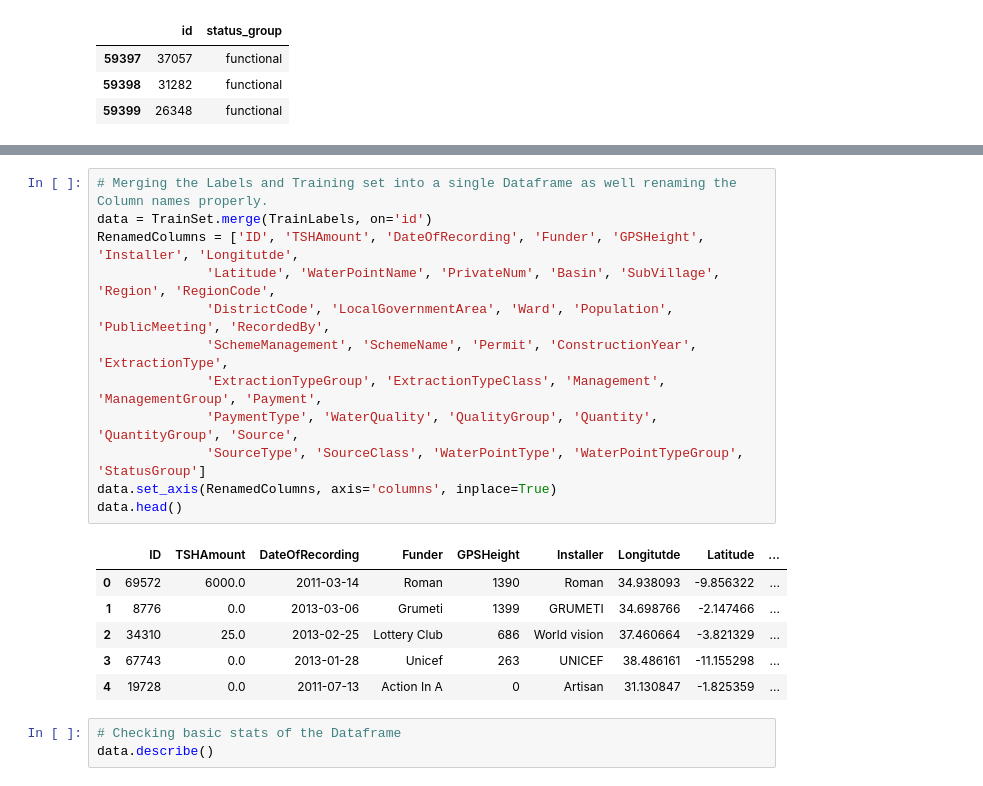
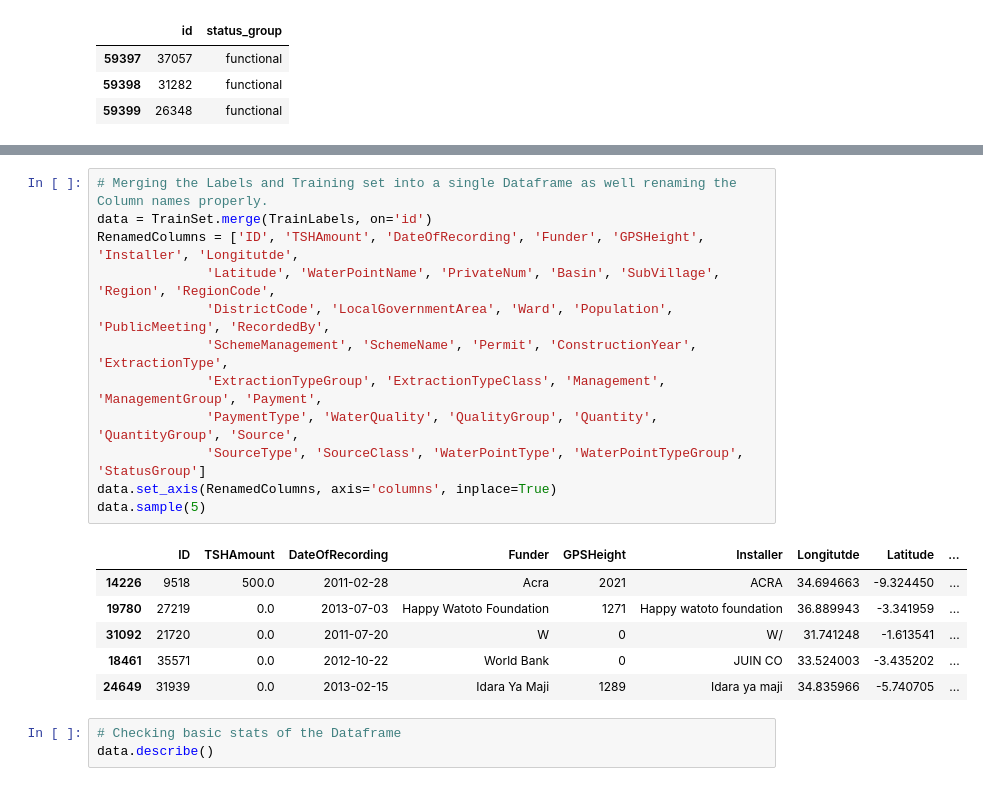
Before and after one commit to Jarmos-san/PumpItUp, a Jupyter notebook: PumpItUp.ipynb, the cells around one changed output, grey strips where cells are left out. Saved outputs shown, nothing was run; the diff lists cells and outputs as text.

```diff
--- a/PumpItUp.ipynb
+++ b/PumpItUp.ipynb
@@ -135,22 +143,22 @@ TrainSet.sample(5)
 # %%
 # Merging the Labels and Training set into a single Dataframe as well renaming the Column names properly.
 data = TrainSet.merge(TrainLabels, on='id')
 RenamedColumns = ['ID', 'TSHAmount', 'DateOfRecording', 'Funder', 'GPSHeight', 'Installer', 'Longitutde',
               'Latitude', 'WaterPointName', 'PrivateNum', 'Basin', 'SubVillage', 'Region', 'RegionCode',
               'DistrictCode', 'LocalGovernmentArea', 'Ward', 'Population', 'PublicMeeting', 'RecordedBy',
               'SchemeManagement', 'SchemeName', 'Permit', 'ConstructionYear', 'ExtractionType',
               'ExtractionTypeGroup', 'ExtractionTypeClass', 'Management', 'ManagementGroup', 'Payment',
               'PaymentType', 'WaterQuality', 'QualityGroup', 'Quantity', 'QuantityGroup', 'Source',
               'SourceType', 'SourceClass', 'WaterPointType', 'WaterPointTypeGroup', 'StatusGroup']
 data.set_axis(RenamedColumns, axis='columns', inplace=True)
-data.head()
+data.sample(5)
 # %% [output]
 |  | ID | TSHAmount | DateOfRecording | Funder | GPSHeight | Installer | Longitutde | Latitude | ... |
-| 0 | 69572 | 6000.0 | 2011-03-14 | Roman | 1390 | Roman | 34.938093 | -9.856322 | ... |
-| 1 | 8776 | 0.0 | 2013-03-06 | Grumeti | 1399 | GRUMETI | 34.698766 | -2.147466 | ... |
-| 2 | 34310 | 25.0 | 2013-02-25 | Lottery Club | 686 | World vision | 37.460664 | -3.821329 | ... |
-| 3 | 67743 | 0.0 | 2013-01-28 | Unicef | 263 | UNICEF | 38.486161 | -11.155298 | ... |
-| 4 | 19728 | 0.0 | 2011-07-13 | Action In A | 0 | Artisan | 31.130847 | -1.825359 | ... |
+| 14226 | 9518 | 500.0 | 2011-02-28 | Acra | 2021 | ACRA | 34.694663 | -9.324450 | ... |
+| 19780 | 27219 | 0.0 | 2013-07-03 | Happy Watoto Foundation | 1271 | Happy watoto foundation | 36.889943 | -3.341959 | ... |
+| 31092 | 21720 | 0.0 | 2011-07-20 | W | 0 | W/ | 31.741248 | -1.613541 | ... |
+| 18461 | 35571 | 0.0 | 2012-10-22 | World Bank | 0 | JUIN CO | 33.524003 | -3.435202 | ... |
+| 24649 | 31939 | 0.0 | 2013-02-15 | Idara Ya Maji | 1289 | Idara ya maji | 34.835966 | -5.740705 | ... |
 # %%
 # Checking basic stats of the Dataframe
 data.describe()
```
Also changed, not shown: parts of 14 cells of this notebook.
